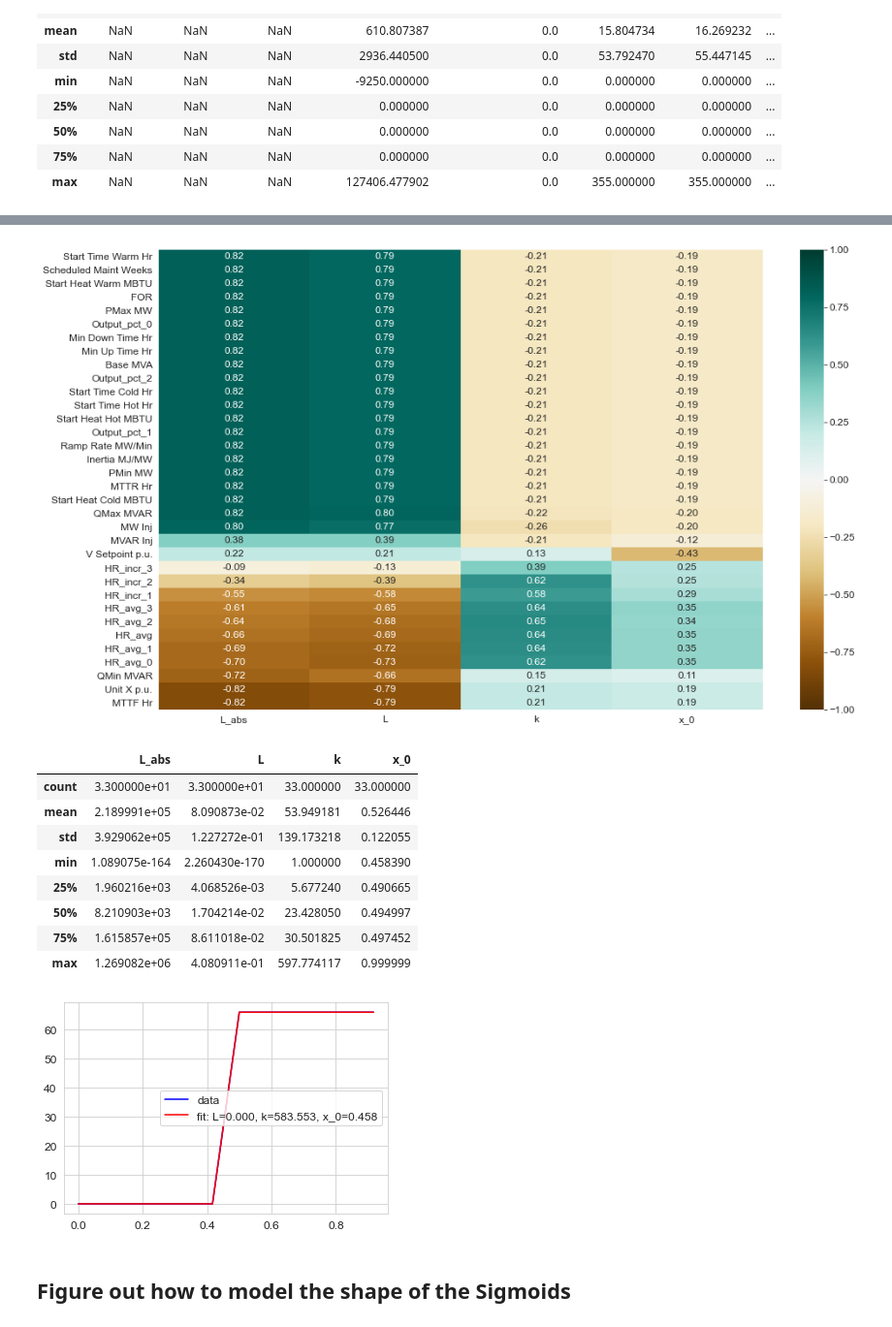
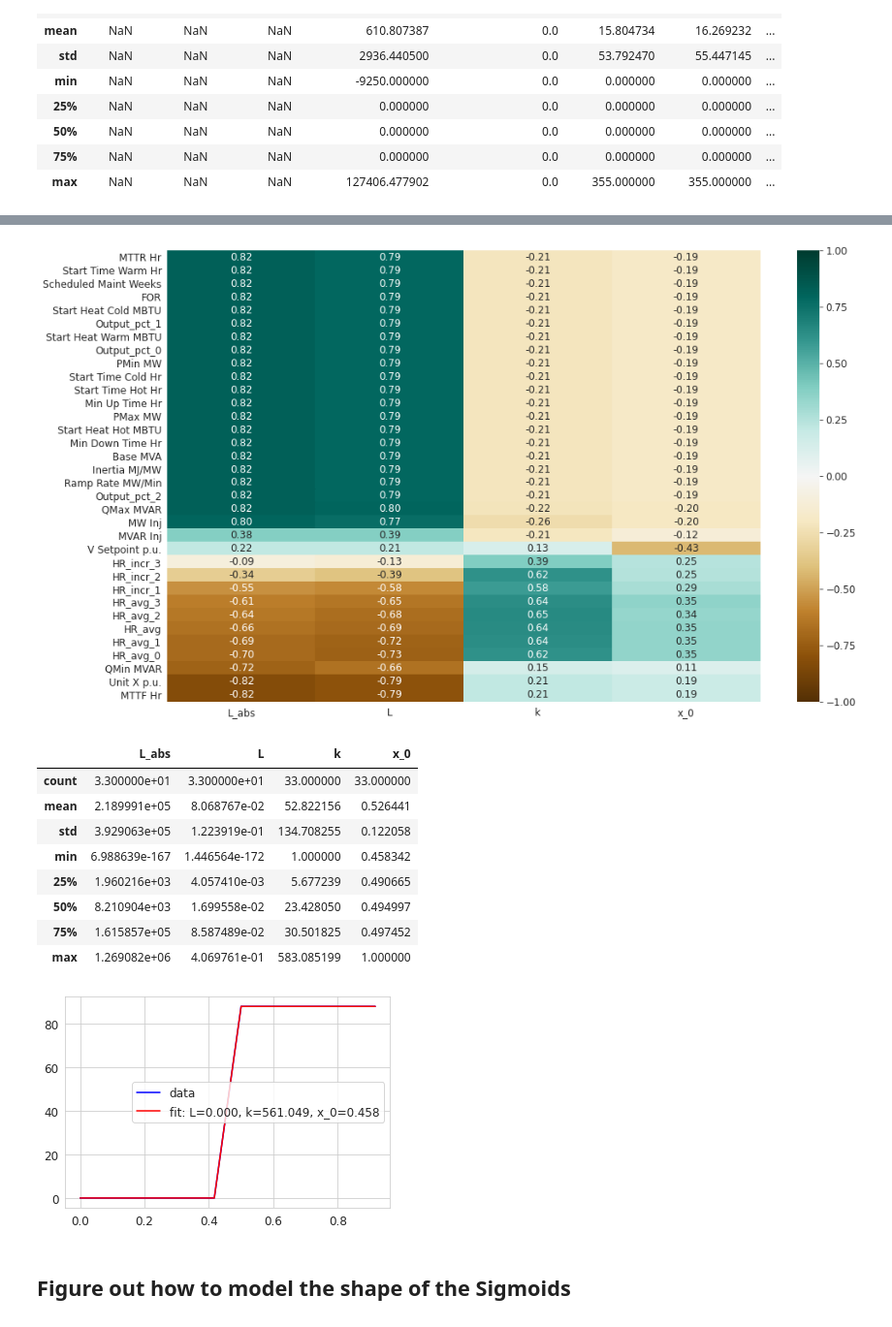
Before and after one commit to dguittet/dispatches, a Jupyter notebook: dispatches/case_studies/renewables_h2_case/WindBatteryHybridOperation.ipynb, the cells around one changed output, grey strips where cells are left out. Shown at 97% size. Cells and saved outputs as stored; diff of their text form; code cells hidden in the pictures.

```diff
--- a/dispatches/case_studies/renewables_h2_case/WindBatteryHybridOperation.ipynb
+++ b/dispatches/case_studies/renewables_h2_case/WindBatteryHybridOperation.ipynb
@@ -340,10 +342,11 @@ ng_df["Dispatch DA Cml"] = ng_df.groupby('Generator').cumsum().reset_index()['Di
 ng_df["Type"] = "CC"
 ng_df.loc[ng_df['Generator'].str.contains("CC"), "Type"] = "CT"
 
+n_hrs = len(gen_df.index.unique())
 ng_df['CF'] = 0
 for gen in ng_gens:
-    ng_df.loc[ng_df['Generator'] == gen, "CF"] = ng_df.loc[ng_df['Generator'] == gen, "Dispatch Cml"] / bid_df[bid_df['Generator'] ==  gen]["PMax MW"].unique()[0] / 8760
-    ng_df.loc[ng_df['Generator'] == gen, "CF Max"] = ng_df.loc[ng_df['Generator'] == gen][["Dispatch Cml", "Dispatch DA Cml"]].max(axis=1) / bid_df[bid_df['Generator'] ==  gen]["PMax MW"].unique()[0] / 8760
+    ng_df.loc[ng_df['Generator'] == gen, "CF"] = ng_df.loc[ng_df['Generator'] == gen, "Dispatch Cml"] / bid_df[bid_df['Generator'] ==  gen]["PMax MW"].unique()[0] / n_hrs
+    ng_df.loc[ng_df['Generator'] == gen, "CF Max"] = ng_df.loc[ng_df['Generator'] == gen][["Dispatch Cml", "Dispatch DA Cml"]].max(axis=1) / bid_df[bid_df['Generator'] ==  gen]["PMax MW"].unique()[0] / n_hrs
 
 
 sns.relplot(
@@ -395,7 +398,7 @@ for i, gen in enumerate(ng_gens_sorted):
     if popt[1] < 0:
         continue
     bid_df.loc[bid_df['Generator'] == gen, "L"] = popt[0]
-    bid_df.loc[bid_df['Generator'] == gen, "L_abs"] = popt[0] * pmax * 8760
+    bid_df.loc[bid_df['Generator'] == gen, "L_abs"] = popt[0] * pmax * n_hrs
     bid_df.loc[bid_df['Generator'] == gen, "k"] = popt[1]
     bid_df.loc[bid_df['Generator'] == gen, "x_0"] = popt[2]
     # break
@@ -416,29 +419,29 @@ input_cols = corr_df.index
 plt.figure(figsize=(16, 10))
 heatmap = sns.heatmap(corr_df.sort_values(by=output_cols, ascending=False), vmin=-1, vmax=1, cmap='BrBG', annot=True, fmt=".2f")
 # %% [output]
-[figure, old version]
+[figure, new version]
 # %%
 for i, tmp in fit_df.sort_values("x_0").head(1).iterrows():
     gen = tmp['Generator']
     ydata = ng_df[ng_df['Generator'] == gen]['CF'].values
     plt.figure()
-    plt.plot(xdata, ydata * 8760 * pmax, 'b-', label='data')
+    plt.plot(xdata, ydata * n_hrs * pmax, 'b-', label='data')
     popt = tmp["L"], tmp['k'], tmp['x_0']
-    plt.plot(xdata, func(xdata, *popt)* 8760 * pmax, 'r-', label='fit: L=%5.3f, k=%5.3f, x_0=%5.3f' % tuple(popt))
+    plt.plot(xdata, func(xdata, *popt)* n_hrs * pmax, 'r-', label='fit: L=%5.3f, k=%5.3f, x_0=%5.3f' % tuple(popt))
 plt.legend()
 
 fit_df[output_cols].describe()
 # %% [output]
 |  | L_abs | L | k | x_0 |
 | count | 3.300000e+01 | 3.300000e+01 | 33.000000 | 33.000000 |
-| mean | 2.189991e+05 | 8.090873e-02 | 53.949181 | 0.526446 |
-| std | 3.929062e+05 | 1.227272e-01 | 139.173218 | 0.122055 |
-| min | 1.089075e-164 | 2.260430e-170 | 1.000000 | 0.458390 |
-| 25% | 1.960216e+03 | 4.068526e-03 | 5.677240 | 0.490665 |
-| 50% | 8.210903e+03 | 1.704214e-02 | 23.428050 | 0.494997 |
-| 75% | 1.615857e+05 | 8.611018e-02 | 30.501825 | 0.497452 |
-| max | 1.269082e+06 | 4.080911e-01 | 597.774117 | 0.999999 |
+| mean | 2.189991e+05 | 8.068767e-02 | 52.822156 | 0.526441 |
+| std | 3.929063e+05 | 1.223919e-01 | 134.708255 | 0.122058 |
+| min | 6.988639e-167 | 1.446564e-172 | 1.000000 | 0.458342 |
+| 25% | 1.960216e+03 | 4.057410e-03 | 5.677239 | 0.490665 |
+| 50% | 8.210904e+03 | 1.699558e-02 | 23.428050 | 0.494997 |
+| 75% | 1.615857e+05 | 8.587489e-02 | 30.501825 | 0.497452 |
+| max | 1.269082e+06 | 4.069761e-01 | 583.085199 | 1.000000 |
-[figure, old version]
+[figure, new version]
 # %% [markdown]
 ## Figure out how to model the shape of the Sigmoids
 # %%
```
Also changed, not shown: parts of 31 cells of this notebook.
